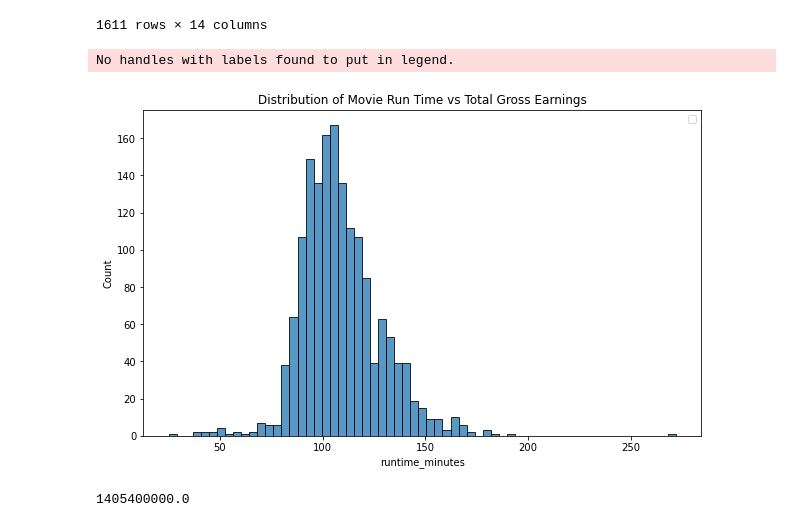
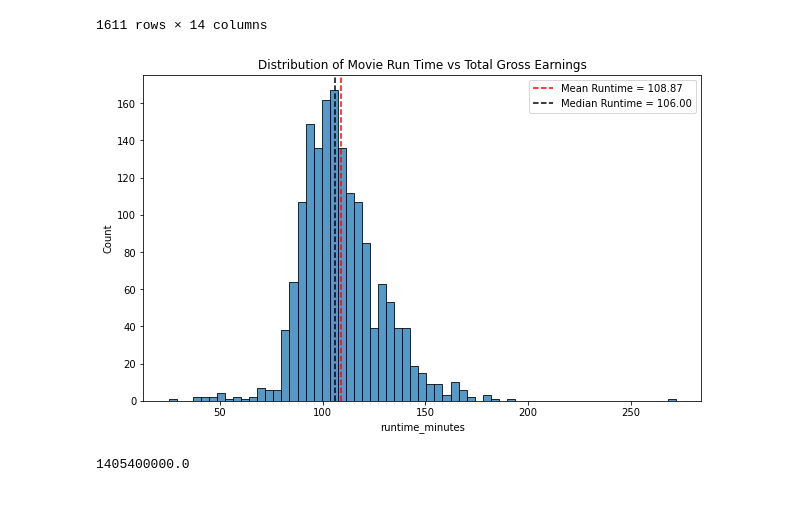
Before and after one commit to GusVilla303/dsc-phase-1-project, a Jupyter notebook: microsoft-movie-analysis.ipynb, the cells around one changed output. Saved outputs shown, nothing was run; the diff lists cells and outputs as text; code cells hidden in the pictures.

Commit message:
Add Mean and Median runtimes to Movie Runtimes plot

```diff
--- a/microsoft-movie-analysis.ipynb
+++ b/microsoft-movie-analysis.ipynb
@@ -669,20 +669,23 @@ max_runtime_df
 # %%
 fig, ax = plt.subplots(figsize=(10, 6))
 
 sns.histplot(data=max_runtime_df, x='runtime_minutes',
              ax=ax, bins='auto')
 ax.set(title='Distribution of Movie Run Time vs Total Gross Earnings');
 
-#mean_gross = round(max_runtime_df['total_gross'].mean(),2)
-# ax.axvline(mean_gross, color='k', ls='--',
-#            label=f"Median Gross= ${mean_gross:,.2f}");
+mean_runtime = round(max_runtime_df['runtime_minutes'].mean(),2)
+ax.axvline(mean_runtime, color='red', ls='--',
+           label=f"Mean Runtime = {mean_runtime:,.2f}");
+
+median_runtime = round(max_runtime_df['runtime_minutes'].median(),2)
+ax.axvline(median_runtime, color='black', ls='--',
+           label=f"Median Runtime = {median_runtime:,.2f}");
+
+ax.legend();
 
 # ax.set_xticklabels(ax.get_xticklabels(),rotation=45, ha='right');
-
-ax.legend();
 # %% [output]
-No handles with labels found to put in legend.
-[figure, old version]
+[figure, new version]
 # %%
 max_runtime_df['total_gross'].max()
 # %% [output]
```
